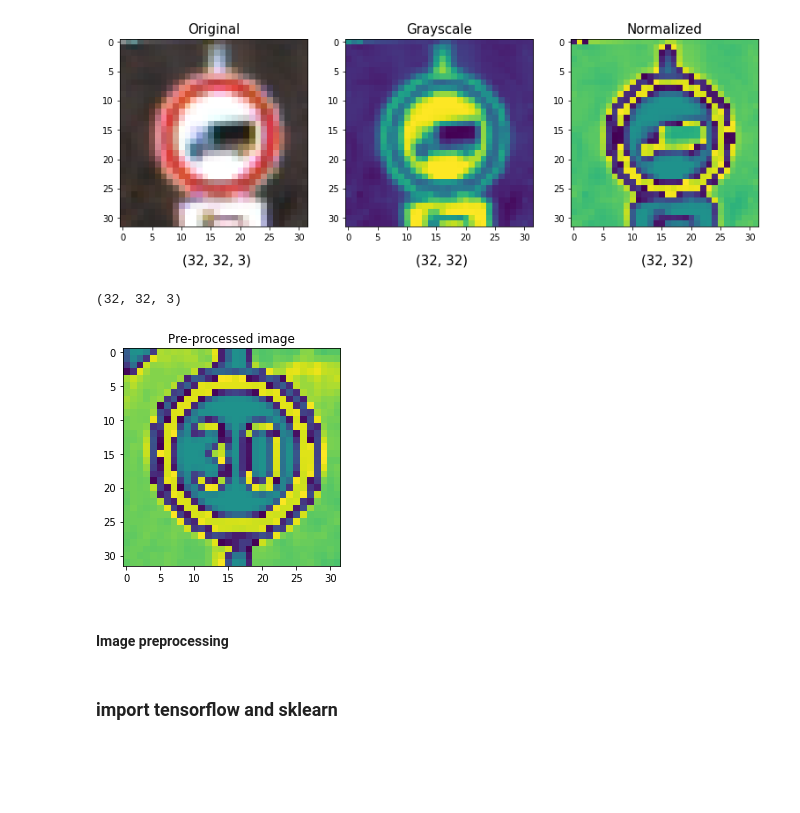
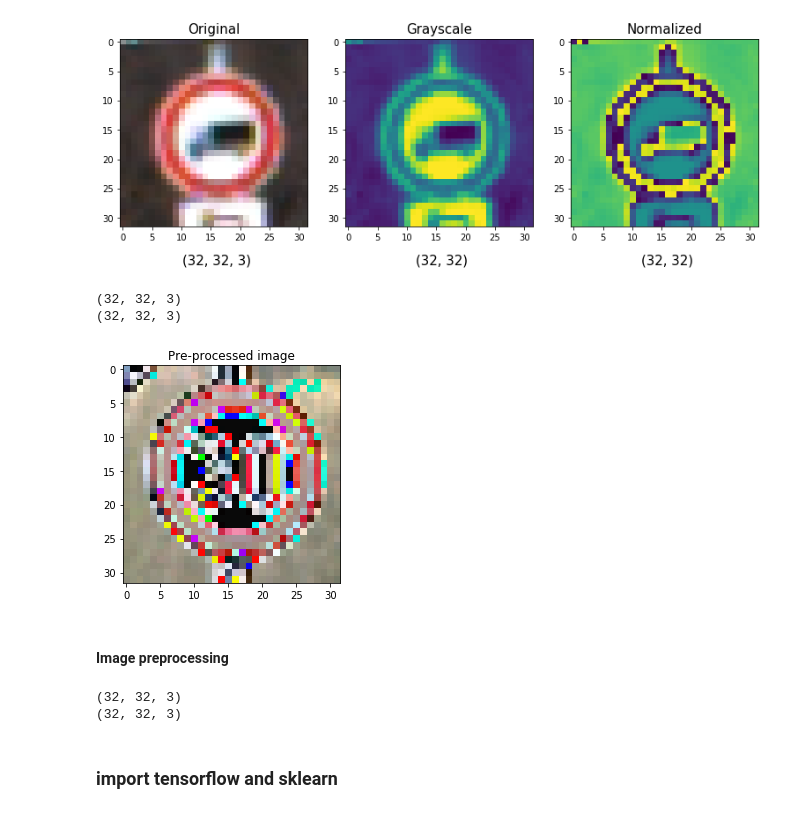
Before and after one commit to wizardkeven/Guokai-Traffic-Sign-Classifier-Project, a Jupyter notebook: Traffic_Sign_Classifier.ipynb, the cells around one changed output. Cells and saved outputs as stored; diff of their text form; code cells hidden in the pictures; blank space fills up the shorter version.

```diff
--- a/Traffic_Sign_Classifier.ipynb
+++ b/Traffic_Sign_Classifier.ipynb
@@ -207,26 +207,31 @@ plt.show()
 # %%
 #pre-process image
 def pre_process(image):
     """Pre-process input image:
     1. grayscale
     2. normalize with formular: (pixal - 125)/125
     3. TODO: add further preprocession if necessary...
     """
-    gray = grayscale(image)
-    norm = mean_std_norm(gray)
+#     gray = grayscale(image)
+    norm = mean_std_norm(image)#(gray)
+#     rgb = cv2.cvtColor(norm,cv2.COLOR_GRAY2RGB)
     #TODO: add further preprocession
     return norm
 # test
 test_im = X_train[3625]
 test_np = np.copy(test_im)
 print(test_np.shape)
 test_pre = pre_process(test_np)
-plt.imshow(test_pre)
+# test_pre = test_pre.reshape((32,32,1))
+# print(test_pre.shape,test_pre[:2])
+print(test_pre.shape)
+plt.imshow(test_pre, cmap = plt.get_cmap('gray'))
 plt.title('Pre-processed image')
 plt.show()
 # %% [output]
 (32, 32, 3)
+(32, 32, 3)
-[figure, old version]
+[figure, new version]
 # %% [markdown]
 #### Image preprocessing ####
 # %%
@@ -235,8 +240,16 @@ def image_preProcess(image_array):
     input_x = np.copy(image_array)
     processed = []
     for image in input_x:
-        processed.append(pre_process(image))
+        pro = pre_process(image)
+        processed.append(pro)#.reshape((32,32,1)))
     return processed
+
+print(X_train[5].shape)
+ter = image_preProcess(X_train)
+print(ter[2].shape)
+# %% [output]
+(32, 32, 3)
+(32, 32, 3)
 # %% [markdown]
 ### import tensorflow and sklearn ###
 # %%
```
Also changed, not shown: parts of 7 cells of this notebook, 1 other file.
